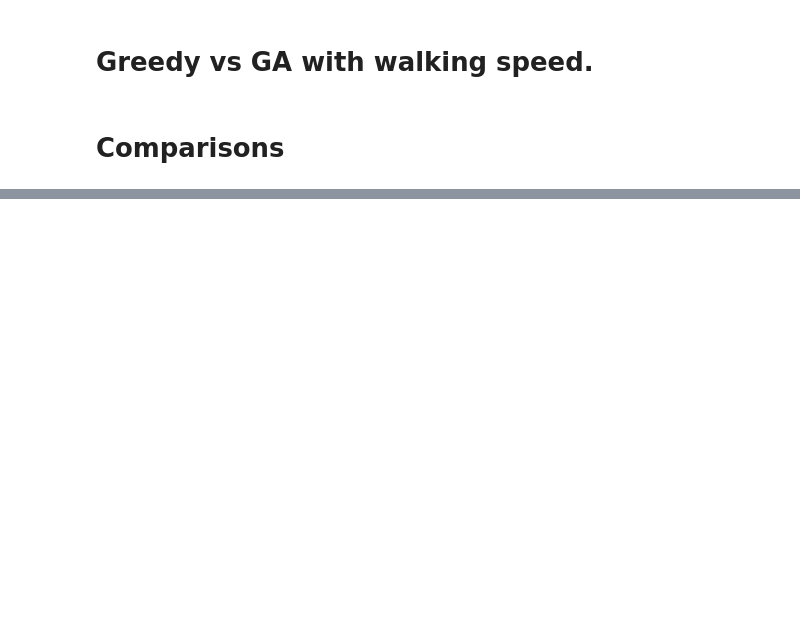
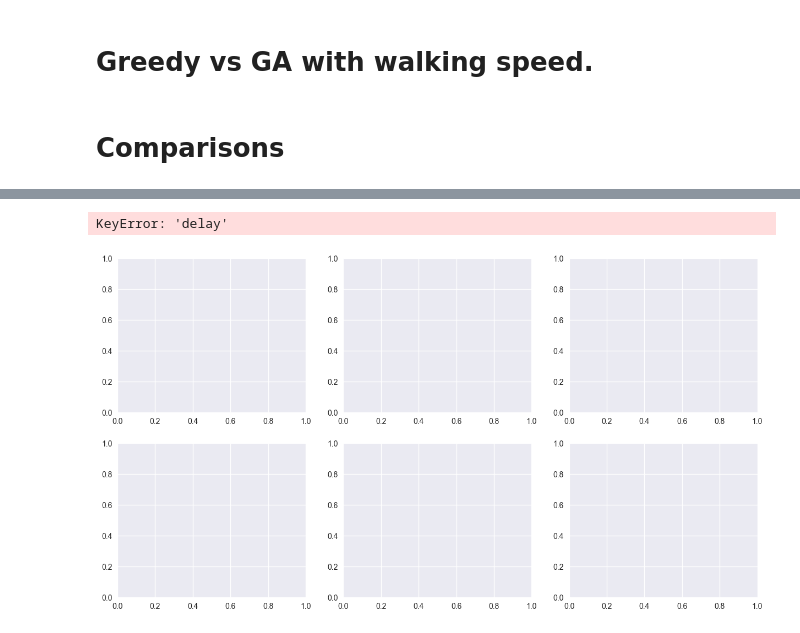
Before and after one commit to lpow311/dissertation, a Jupyter notebook: 5_3_delayed_starts_comparison.ipynb, the cells around one changed output, grey strips where cells are left out. Saved outputs shown, nothing was run; the diff lists cells and outputs as text; code cells hidden in the pictures; blank space fills up the shorter version.

```diff
--- a/5_3_delayed_starts_comparison.ipynb
+++ b/5_3_delayed_starts_comparison.ipynb
@@ -52,0 +101,5 @@ print(f'Params: {results['ga']['params']}')   # {'walking': False, 'delay_start'
+# %%
+plot_metrics_by_human_behaviour(experiment_files, behaviour='delay')
+# %% [output]
+KeyError: 'delay'
+[figure, added]
```
Also changed, not shown: parts of 6 cells of this notebook, 2 other files.
